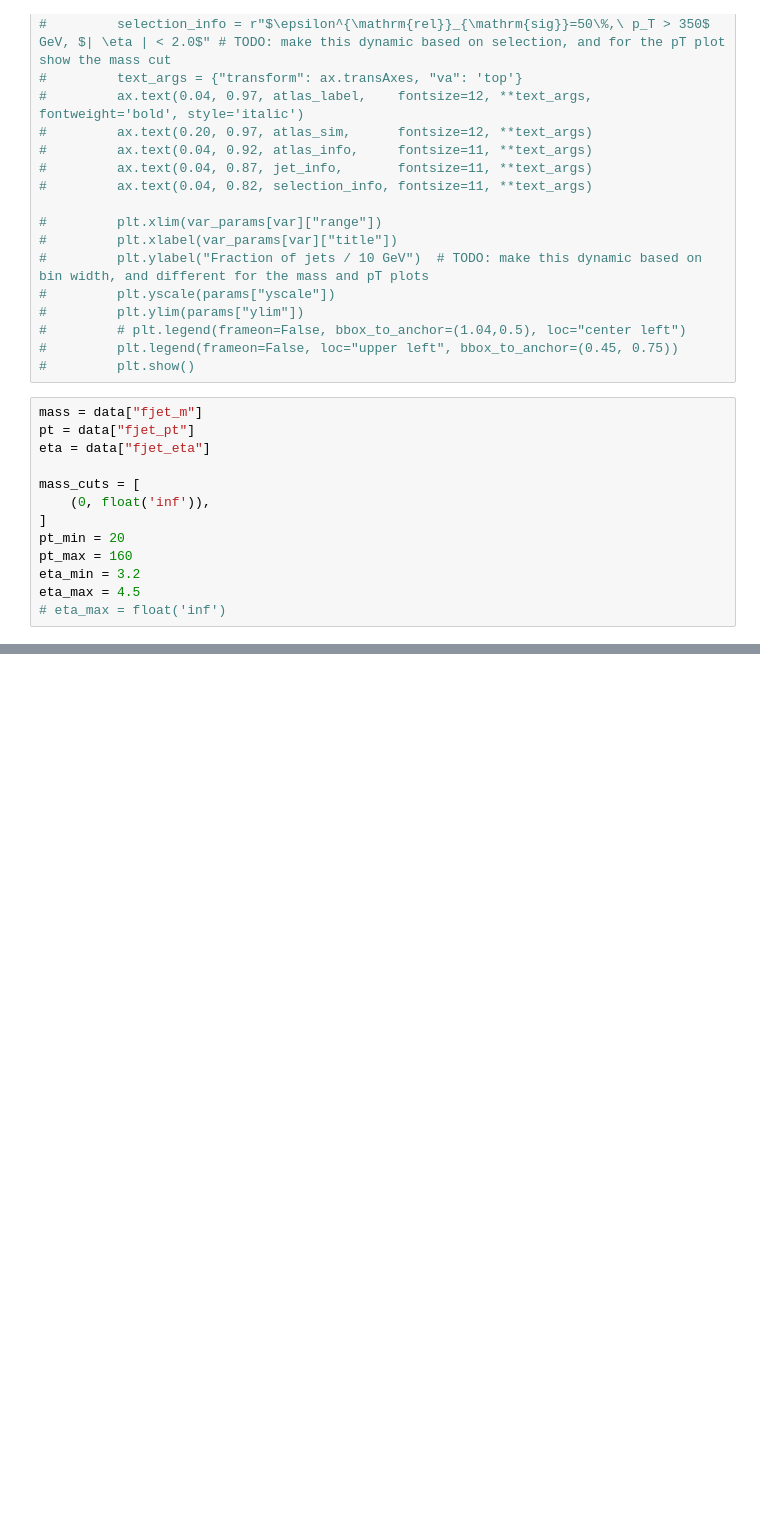
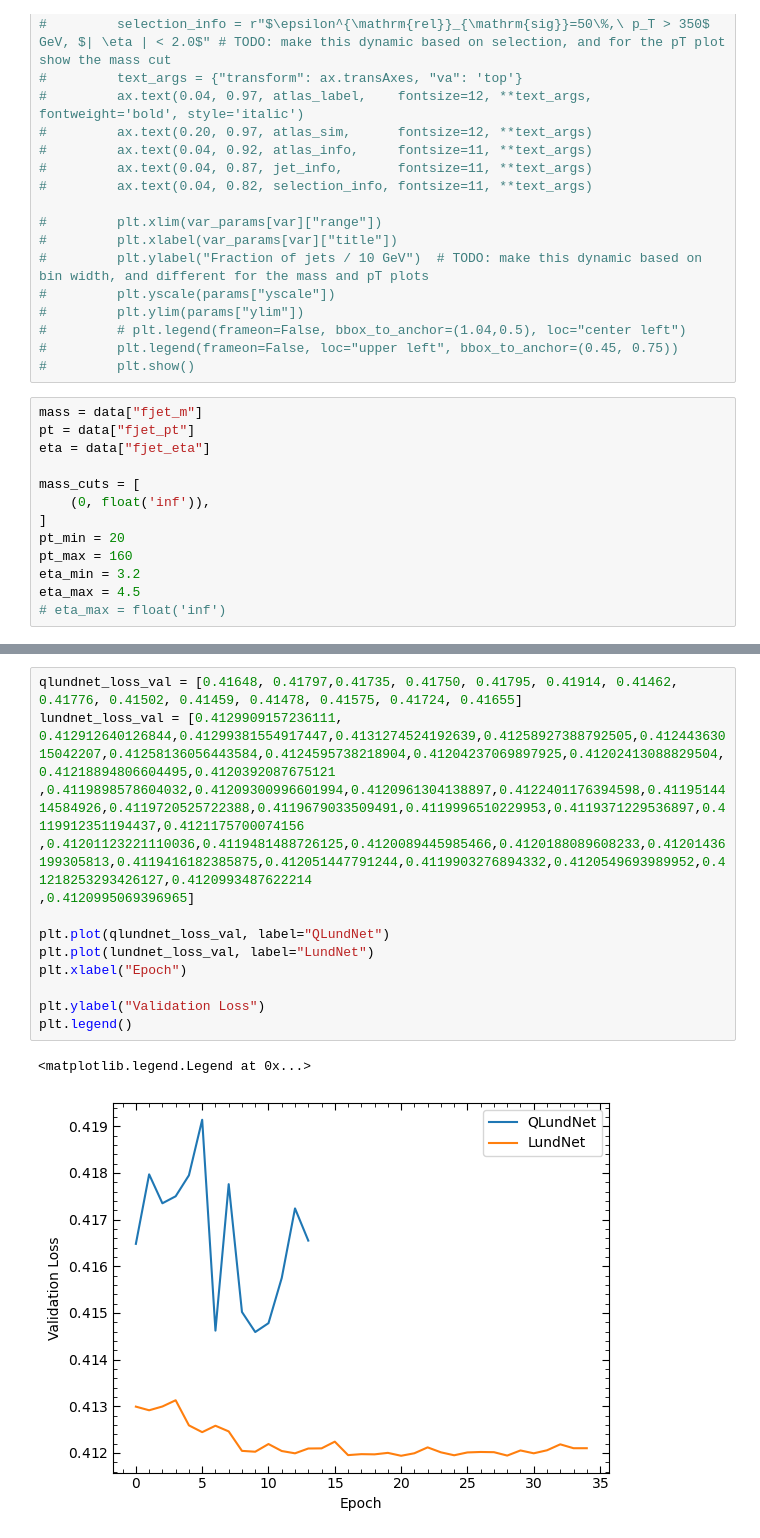
Before and after one commit to KonDoran/lundtoptagger, a Jupyter notebook: plotting_SRJ.ipynb, the cells around one changed output, grey strips where cells are left out. Drawn from its saved outputs; the diff is of its cells as text; blank space fills up the shorter version.

```diff
--- a/plotting_SRJ.ipynb
+++ b/plotting_SRJ.ipynb
@@ -949,0 +1236,17 @@ plot_gluon_rejection_vs_pt(models, data, weights, pt_bins, signal_efficiency=0.5
+# %%
+qlundnet_loss_val = [0.41648, 0.41797,0.41735, 0.41750, 0.41795, 0.41914, 0.41462, 0.41776, 0.41502, 0.41459, 0.41478, 0.41575, 0.41724, 0.41655]
+lundnet_loss_val = [0.4129909157236111,
+0.412912640126844,0.41299381554917447,0.4131274524192639,0.41258927388792505,0.41244363015042207,0.41258136056443584,0.4124595738218904,0.41204237069897925,0.41202413088829504,0.41218894806604495,0.4120392087675121
+,0.4119898578604032,0.41209300996601994,0.4120961304138897,0.4122401176394598,0.4119514414584926,0.4119720525722388,0.4119679033509491,0.4119996510229953,0.4119371229536897,0.4119912351194437,0.4121175700074156
+,0.41201123221110036,0.4119481488726125,0.4120089445985466,0.4120188089608233,0.41201436199305813,0.4119416182385875,0.412051447791244,0.4119903276894332,0.4120549693989952,0.41218253293426127,0.4120993487622214
+,0.4120995069396965]
+
+plt.plot(qlundnet_loss_val, label="QLundNet")
+plt.plot(lundnet_loss_val, label="LundNet")
+plt.xlabel("Epoch")
+
+plt.ylabel("Validation Loss")
+plt.legend()
+# %% [output]
+<matplotlib.legend.Legend at 0x...>
+[figure, added]
```
Also changed, not shown: parts of 23 cells of this notebook.
